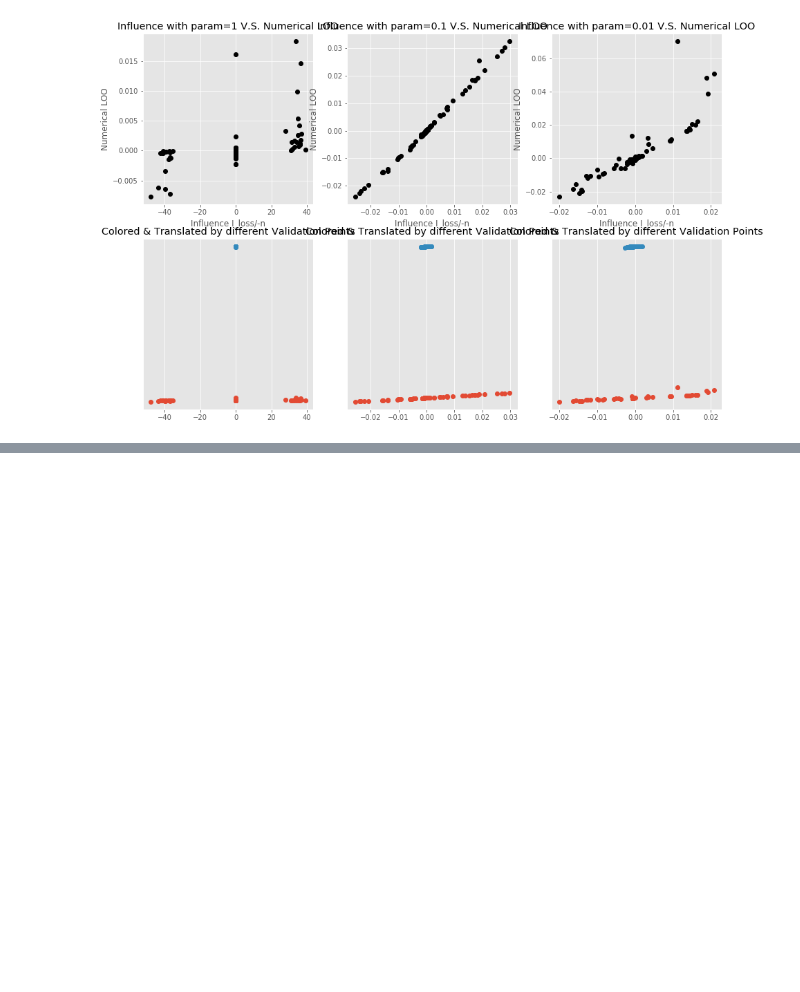
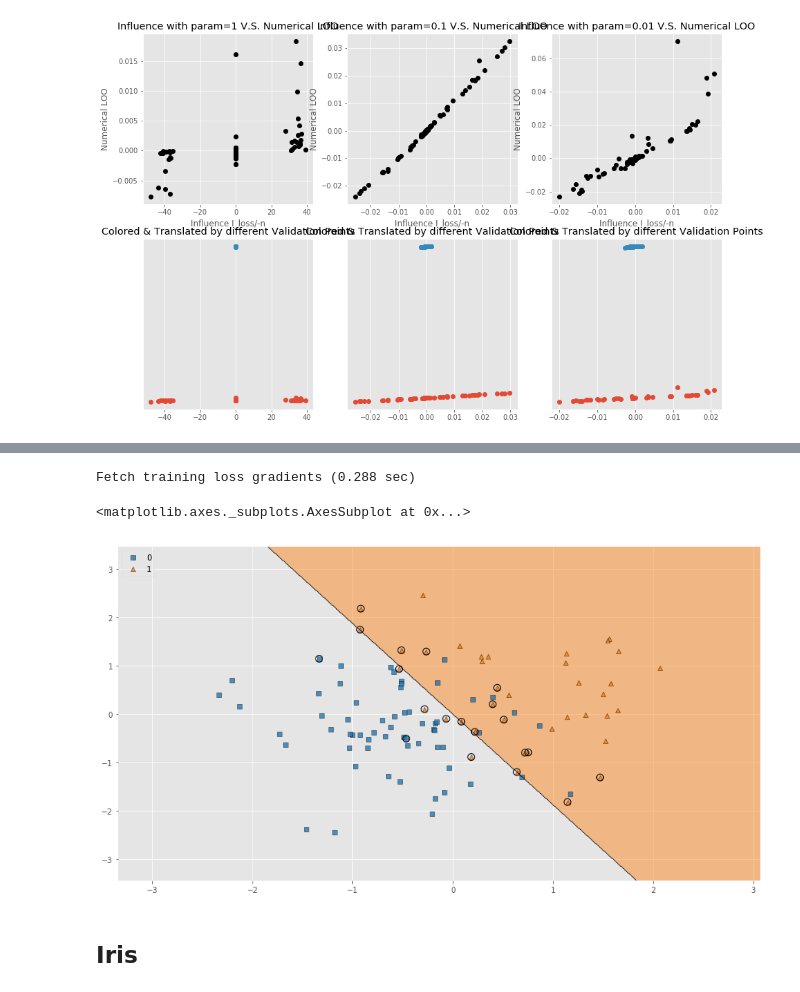
Before and after one commit to zedyang/46927-Project, a Jupyter notebook: experiments3.ipynb, the cells around one changed output, grey strips where cells are left out. Saved outputs shown, nothing was run; the diff lists cells and outputs as text; code cells hidden in the pictures; blank space fills up the shorter version.

```diff
--- a/experiments3.ipynb
+++ b/experiments3.ipynb
@@ -437,0 +456,33 @@ fig, axes = param_cross_comparison(
+# %%
+tf.reset_default_graph()
+
+init_eta = 1e-2
+batch_size = 40
+train_iter = 50000
+traceback_checkpoint = 45000
+loo_extra_iter = 5000
+decay_epochs = (10000, 20000)
+checkpoint_iter = traceback_checkpoint-1
+iter_to_switch_off_minibatch=20000
+iter_to_switch_to_sgd=40000
+C = 1.0
+t = 0
+leave_indices = None
+print(leave_indices)
+
+model = SmoothedSupportVector(
+    model_name='SmoothHinge-Notebook',
+    init_eta=init_eta,
+    decay_epochs=decay_epochs,
+    batch_size=batch_size,
+    C=C,
+    t=t
+)
+model.fit(
+    X_vanilla, y_vanilla,
+    n_iter=train_iter,
+    verbose=1,
+    iter_to_switch_off_minibatch=iter_to_switch_off_minibatch,
+    iter_to_switch_to_sgd=iter_to_switch_to_sgd,
+    traceback_checkpoint=traceback_checkpoint
+)
@@ -437,0 +508,16 @@ fig, axes = param_cross_comparison(
+# %%
+I_loss_bf4 = model.influence_loss(
+    X_vanilla, y_vanilla,
+    method='brute-force',
+)
+# %% [output]
+Fetch training loss gradients (0.288 sec)
+# %%
+fig,_ = plt.subplots(figsize=(15,8))
+abs_mean_i_loss = np.abs(sum(I_loss_bf4)/sum(sum(I_loss_bf4)))
+plot_decision_regions(X_vanilla, y_vanilla.astype(int).reshape(100,), X_highlight=X_vanilla[np.argsort(-abs_mean_i_loss)[0:20]], clf=model, legend=2)
+# %% [output]
+<matplotlib.axes._subplots.AxesSubplot at 0x...>
+[figure, added]
+# %% [markdown]
+## Iris
```
Also changed, not shown: parts of 10 cells of this notebook, 15 other files.
